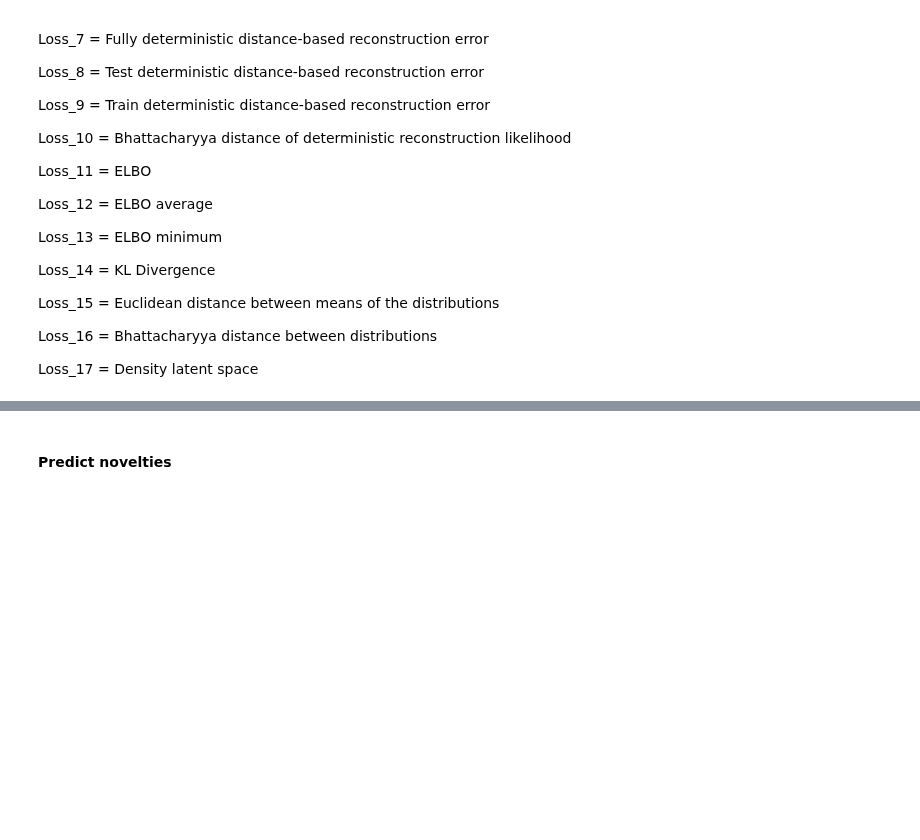
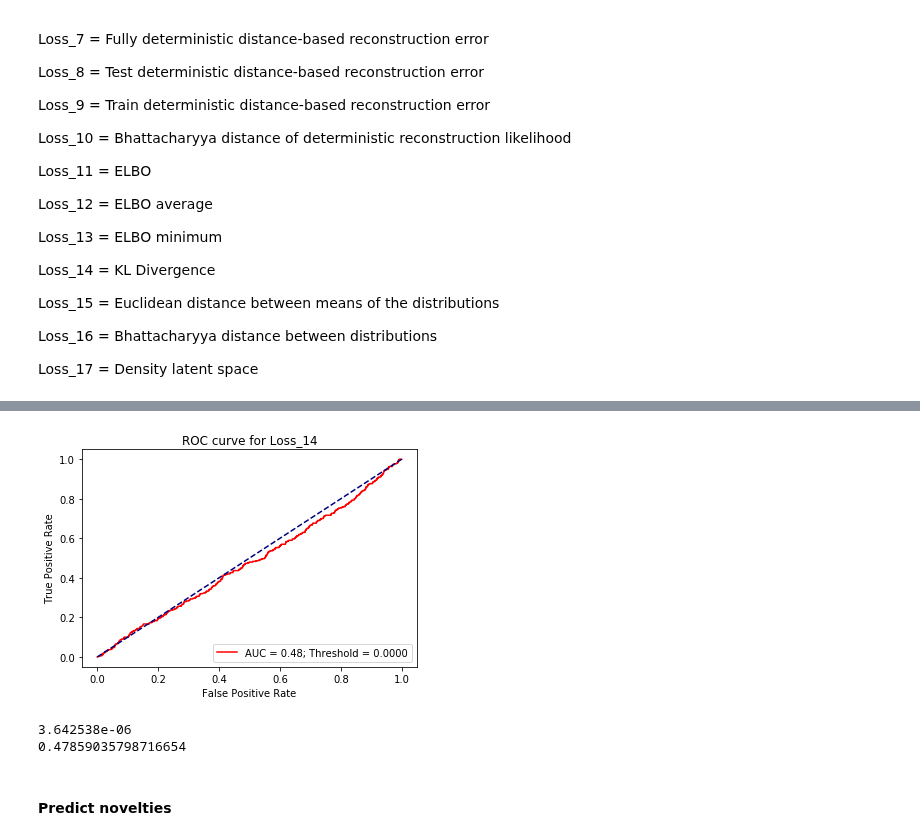
Before and after one commit to lorenzosintini/4YP, a Jupyter notebook: Models_v3/VAE_Novel_NASA.ipynb, the cells around one changed output, grey strips where cells are left out. Drawn from its saved outputs; the diff is of its cells as text; code cells hidden in the pictures; blank space fills up the shorter version.

```diff
--- a/Models_v3/VAE_Novel_NASA.ipynb
+++ b/Models_v3/VAE_Novel_NASA.ipynb
@@ -904,0 +729,5 @@ losses_dict = dict([(1,losses_1_test),(2,losses_2_test),(3,losses_3_test),(4,los
+# %%
+losses_typical_dict = np.load('/content/drive/My Drive/4YP/Saved_NASA_model/losses_typical_dict.npy', allow_pickle=True)
+losses_typical_dict = losses_typical_dict.item()
+losses_novel_dict = np.load('/content/drive/My Drive/4YP/Saved_NASA_model/losses_novel_dict.npy', allow_pickle=True)
+losses_novel_dict = losses_novel_dict.item()
@@ -904,0 +744,4 @@ losses_dict = dict([(1,losses_1_test),(2,losses_2_test),(3,losses_3_test),(4,los
+# %%
+losses_train = np.append(losses_novel_dict[1], losses_typical_dict[1])
+y_train = np.zeros([len(losses_novel_dict[1])+len(losses_typical_dict[1]),])
+y_train[98700:99000] = 1
@@ -904,0 +750,16 @@ losses_dict = dict([(1,losses_1_test),(2,losses_2_test),(3,losses_3_test),(4,los
+# %%
+classifier = tf.keras.models.Sequential([
+  tf.keras.layers.Dense(128, activation='relu', input_shape=(1,)),
+  tf.keras.layers.Dense(1, activation='sigmoid')
+])
+
+classifier.summary()
+
+classifier.compile(optimizer='adam', loss='binary_crossentropy', metrics=['binary_accuracy'])
+
+class_weights = class_weight.compute_class_weight('balanced', np.unique(y_train), y_train)
+class_weights = dict(enumerate(class_weights))
+
+classifier.fit(losses_train, y_train, batch_size=50, epochs=5, class_weight=class_weights, shuffle=True)
+#classifier.fit(losses_train, y_train, batch_size=50, epochs=5, shuffle=True)
+predictions = classifier.predict(losses_train)
@@ -905,3 +784,11 @@ losses_dict = dict([(1,losses_1_test),(2,losses_2_test),(3,losses_3_test),(4,los
+# %%
+threshold, auc = threshold_ROC(y_train, predictions, 'Loss_'+str(i), plot=True)
+print(threshold)
+print(auc)
+# %% [output]
+[figure, added]
+3.642538e-06
+0.47859035798716654
 # %% [markdown]
 #### Predict novelties
 # %%
```
Also changed, not shown: parts of 11 cells of this notebook.
